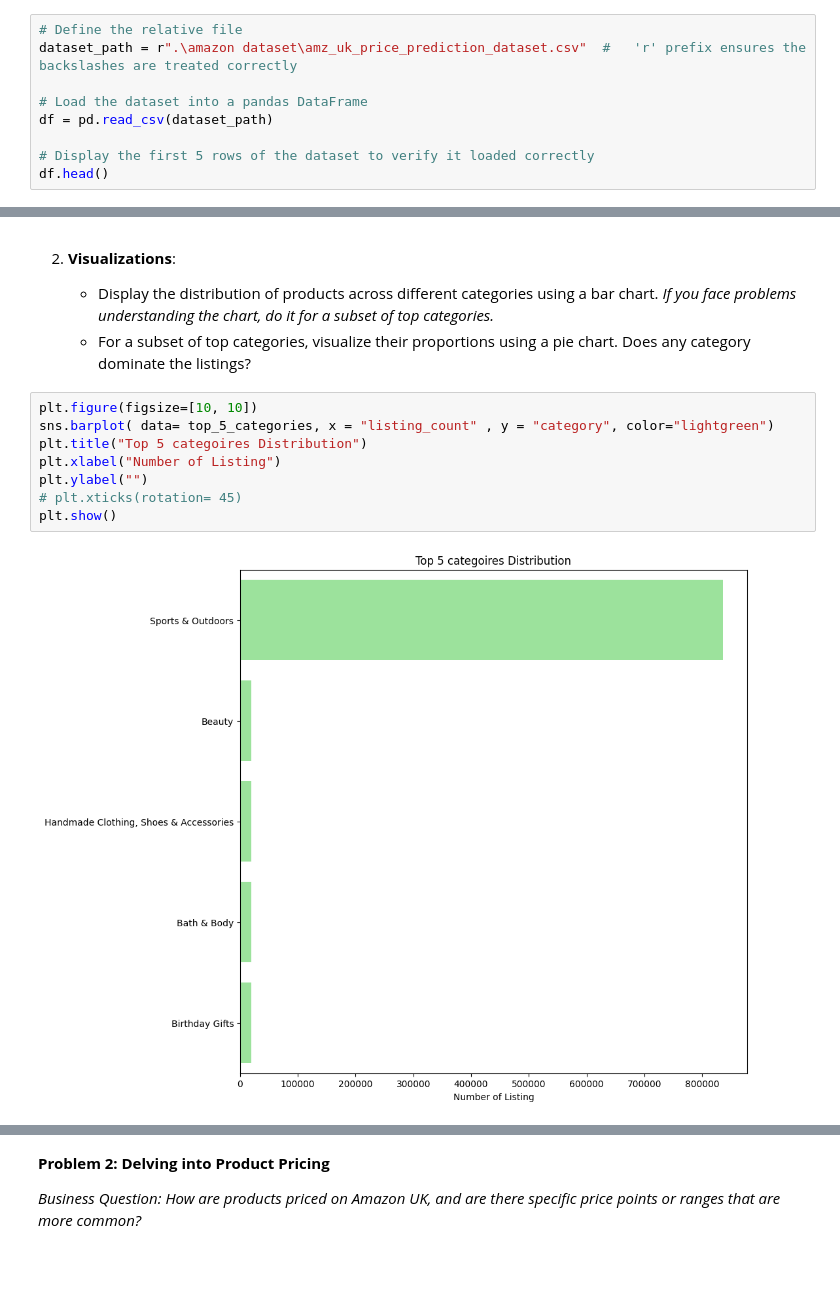
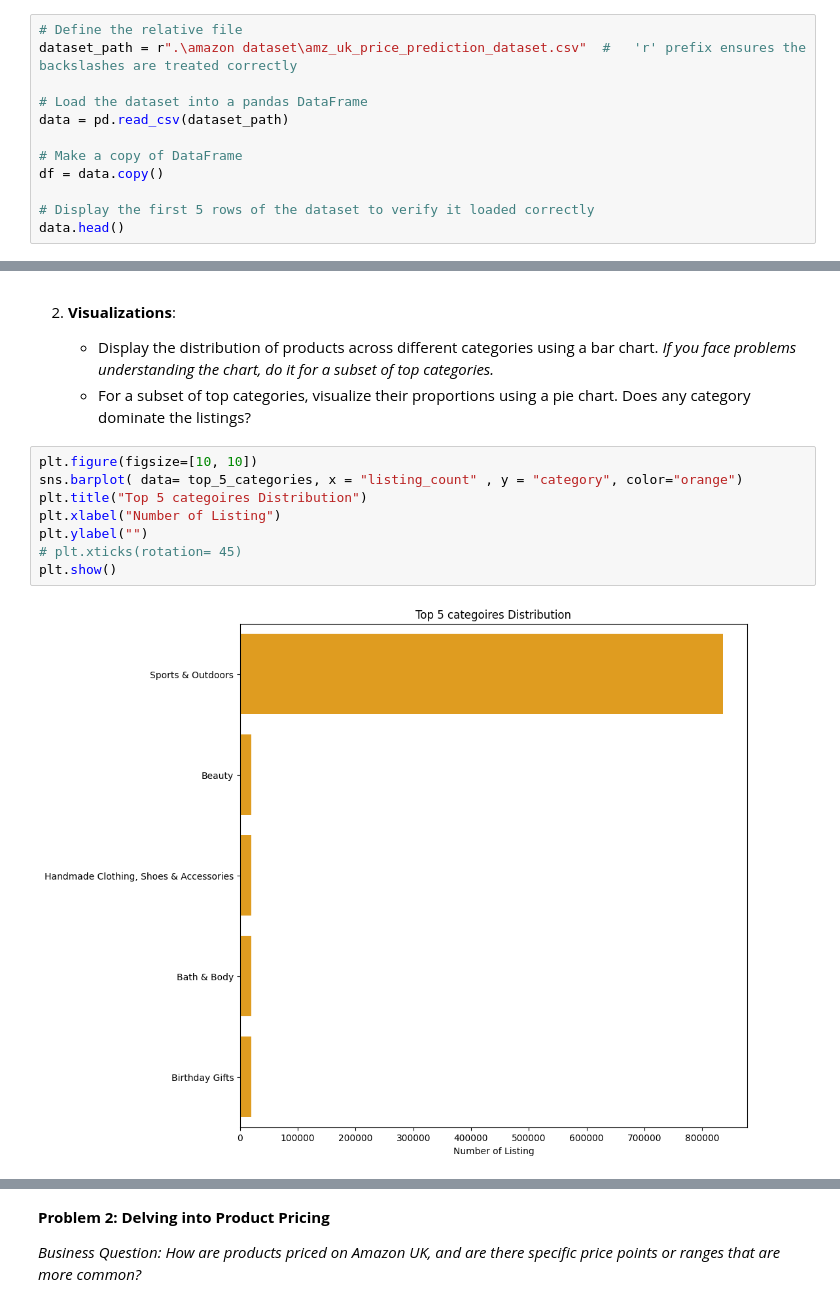
Before and after one commit to data-bootcamp-v4/lab-eda-univariate, a Jupyter notebook: lab-univariate-eda.ipynb, the cells around one changed output, grey strips where cells are left out. Saved outputs shown, nothing was run; the diff lists cells and outputs as text; blank space fills up the shorter version.

```diff
--- a/lab-univariate-eda.ipynb
+++ b/lab-univariate-eda.ipynb
@@ -67,10 +67,13 @@ import seaborn as sns
 dataset_path = r".\amazon dataset\amz_uk_price_prediction_dataset.csv"  #   'r' prefix ensures the backslashes are treated correctly
 
 # Load the dataset into a pandas DataFrame
-df = pd.read_csv(dataset_path)
+data = pd.read_csv(dataset_path)
+
+# Make a copy of DataFrame
+df = data.copy()
 
 # Display the first 5 rows of the dataset to verify it loaded correctly
-df.head()
+data.head()
 # %% [output]
 |  | uid | asin | title | stars | reviews | price | isBestSeller | boughtInLastMonth | category |
 | 0 | 1 | B09B96TG33 | Echo Dot (5th generation, 2022 re... | 4.7 | 15308 | 21.99 | False | 0 | Hi-Fi Speakers |
@@ -365,14 +368,14 @@ Name: count, dtype: int64
     - For a subset of top categories, visualize their proportions using a pie chart. Does any category dominate the listings?
 # %%
 plt.figure(figsize=[10, 10])
-sns.barplot( data= top_5_categories, x = "listing_count" , y = "category", color="lightgreen")
+sns.barplot( data= top_5_categories, x = "listing_count" , y = "category", color="orange")
 plt.title("Top 5 categoires Distribution")
 plt.xlabel("Number of Listing")
 plt.ylabel("")
 # plt.xticks(rotation= 45)
 plt.show()
 # %% [output]
-[figure, old version]
+[figure, new version]
 # %% [markdown]
 **Key Insights**
 
```
Also changed, not shown: parts of 39 cells of this notebook.
